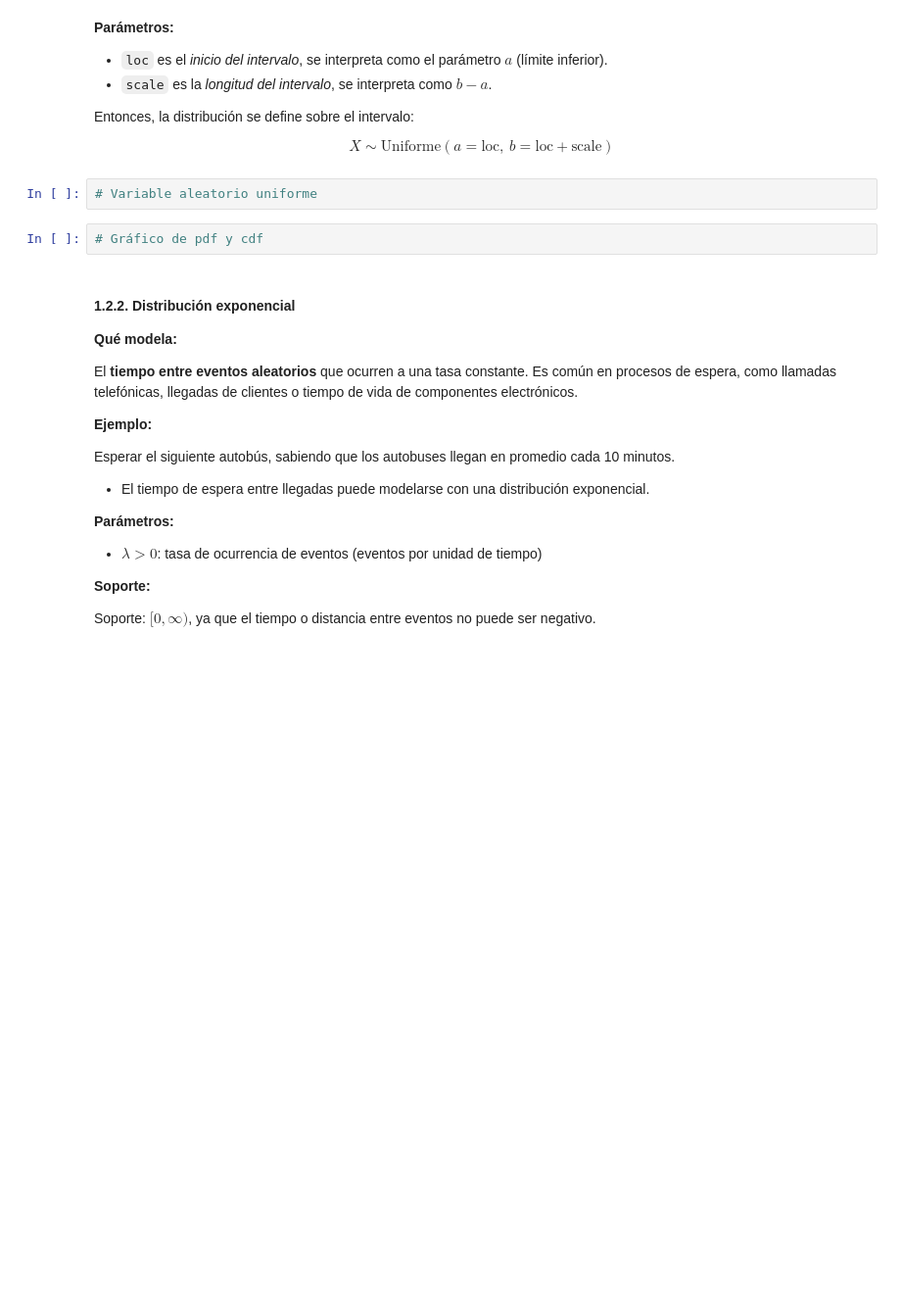
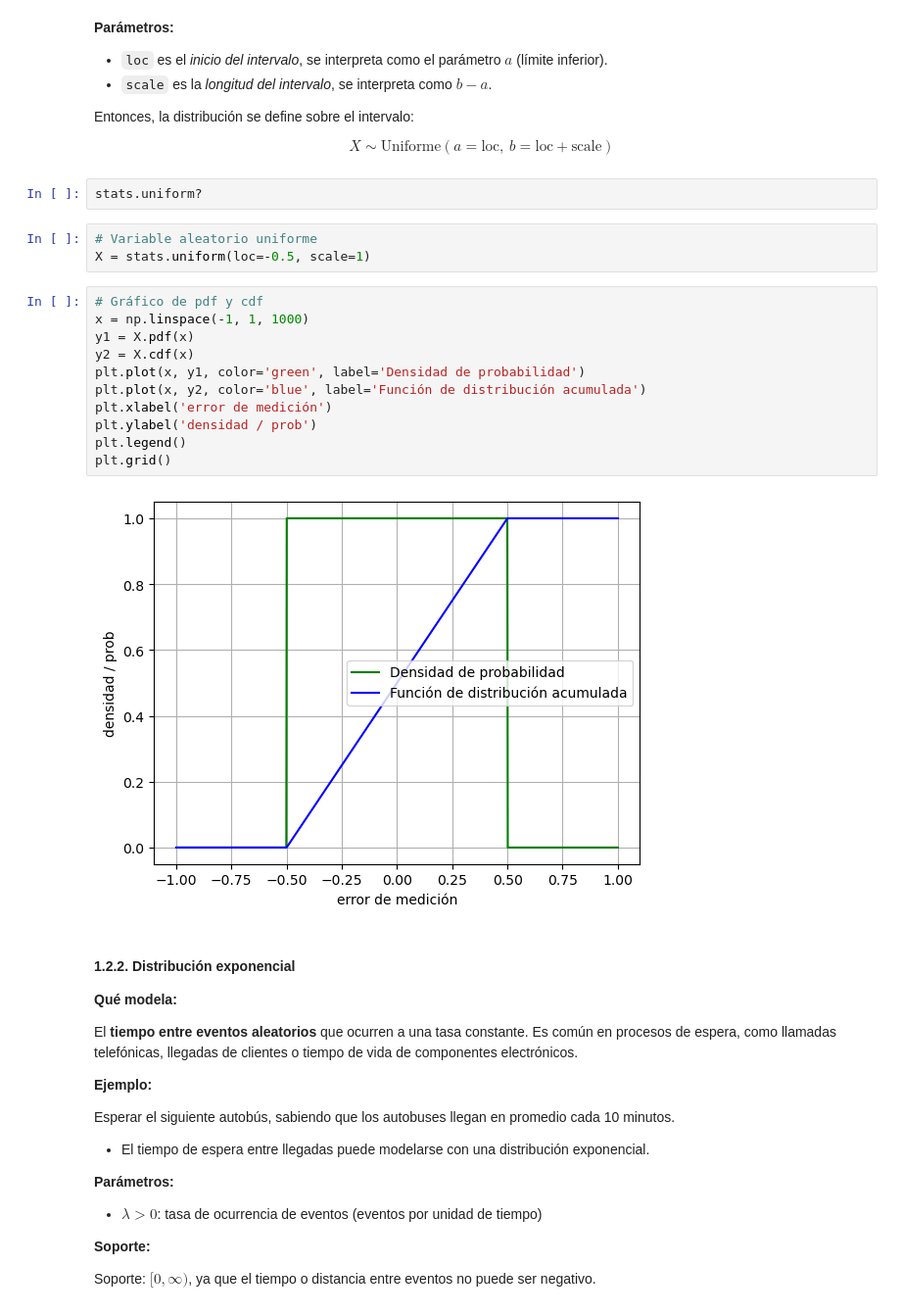
Before and after one commit to patymunoz/modelos-graficos-probabilisticos, a Jupyter notebook: docs/source/modulo1/M1-sesion3-PT2.ipynb, the cells around one changed output. Shown at 98% size. Saved outputs shown, nothing was run; the diff lists cells and outputs as text; blank space fills up the shorter version.

```diff
--- a/docs/source/modulo1/M1-sesion3-PT2.ipynb
+++ b/docs/source/modulo1/M1-sesion3-PT2.ipynb
@@ -161,10 +167,24 @@ Entonces, la distribución se define sobre el intervalo:
 $$
 X \sim \text{Uniforme}(a = \text{loc},\ b = \text{loc} + \text{scale})
 $$
+# %%
+stats.uniform?
 # %%
 # Variable aleatorio uniforme
+X = stats.uniform(loc=-0.5, scale=1)
-# %%
-# Gráfico de pdf y cdf
+# %%
+# Gráfico de pdf y cdf
+x = np.linspace(-1, 1, 1000)
+y1 = X.pdf(x)
+y2 = X.cdf(x)
+plt.plot(x, y1, color='green', label='Densidad de probabilidad')
+plt.plot(x, y2, color='blue', label='Función de distribución acumulada')
+plt.xlabel('error de medición')
+plt.ylabel('densidad / prob')
+plt.legend()
+plt.grid()
+# %% [output]
+[figure, added]
 # %% [markdown]
 #### 1.2.2. Distribución exponencial
 
```
Also changed, not shown: parts of 14 cells of this notebook, 5 other files.
